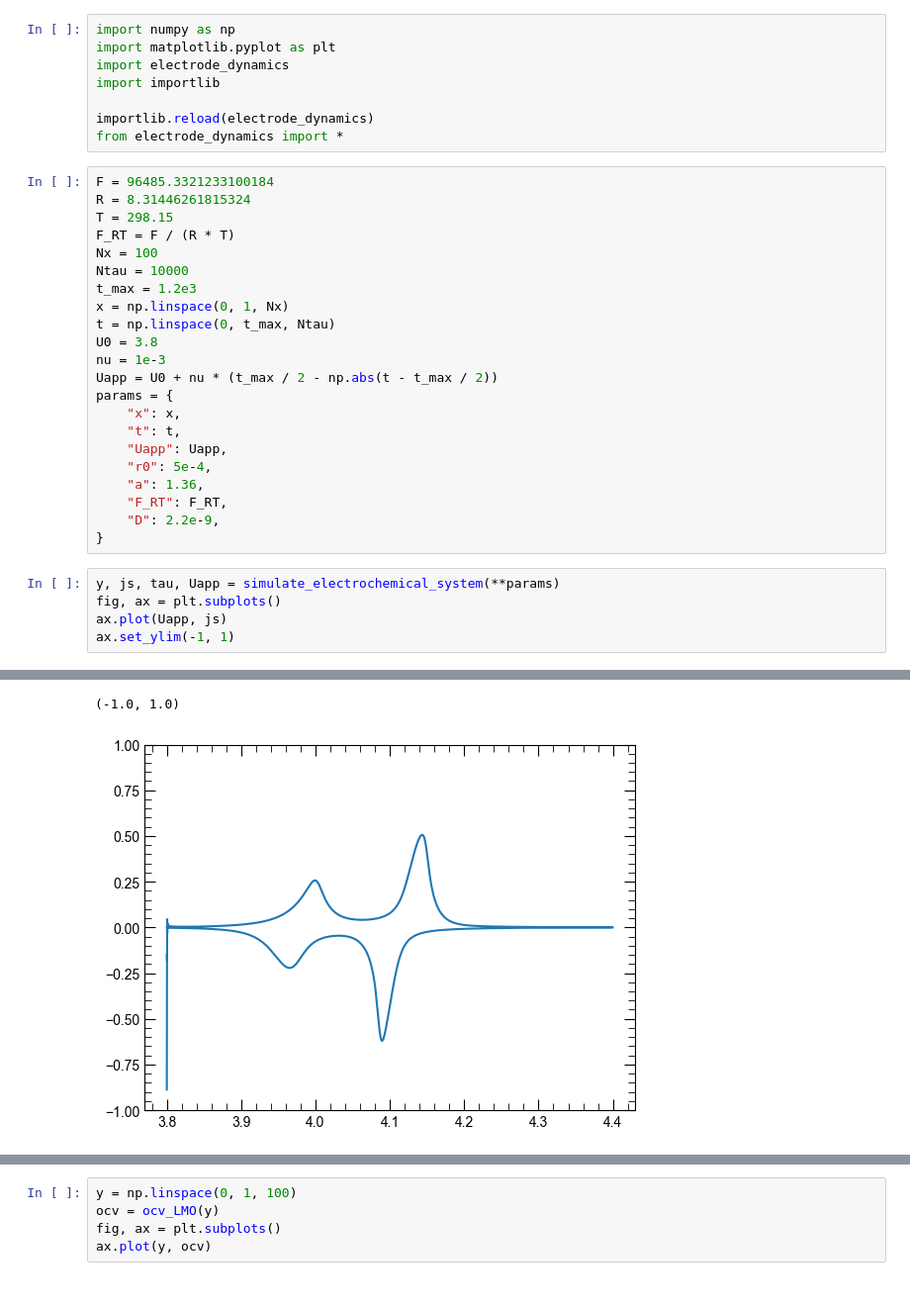
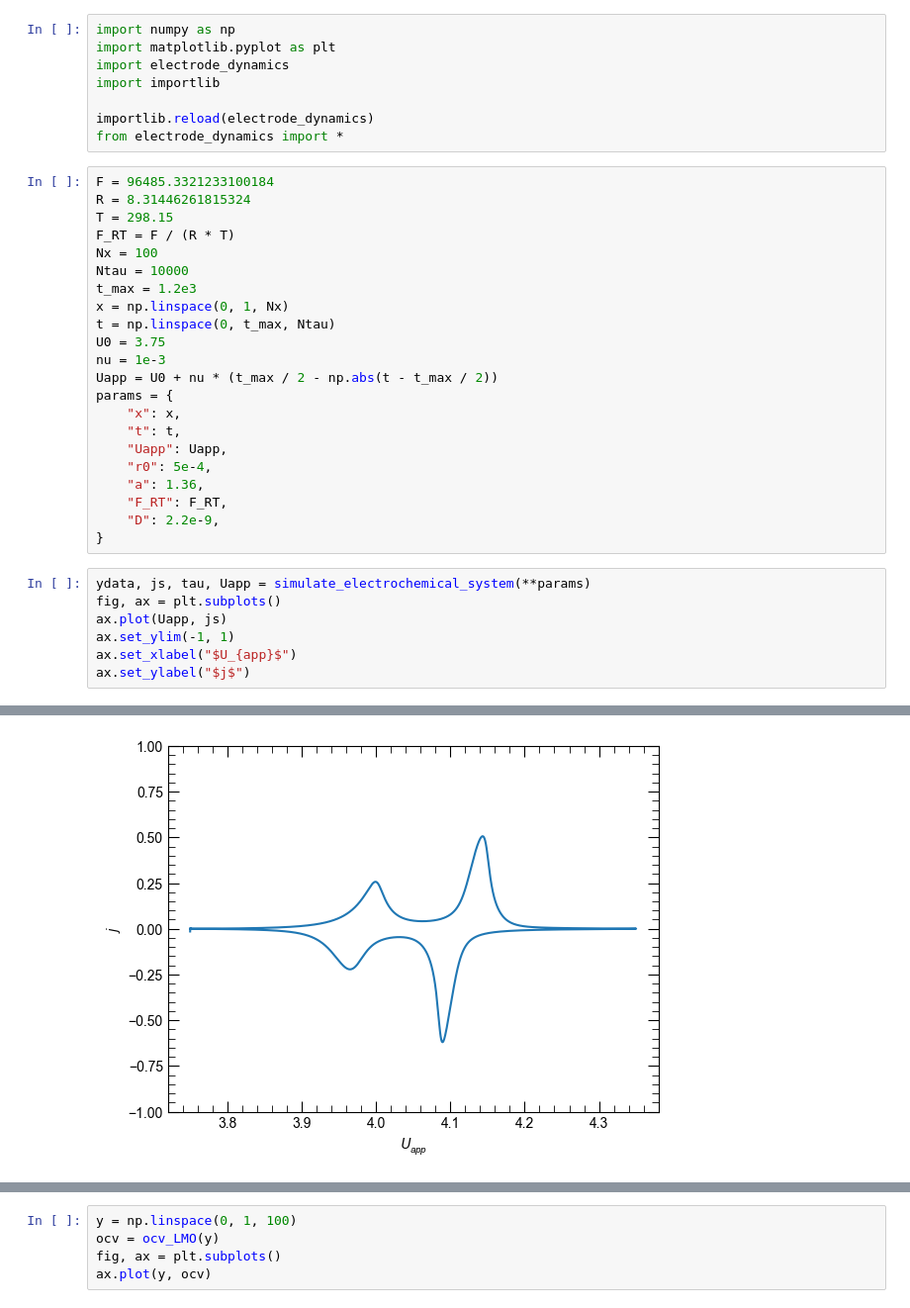
Before and after one commit to yamashun95/battery_simulation, a Jupyter notebook: notebooks/spm_lmo.ipynb, the cells around one changed output, grey strips where cells are left out. Shown: that part at 99% size. Cells and saved outputs as stored; diff of their text form.

```diff
--- a/notebooks/spm_lmo.ipynb
+++ b/notebooks/spm_lmo.ipynb
@@ -20,7 +20,7 @@ Ntau = 10000
 t_max = 1.2e3
 x = np.linspace(0, 1, Nx)
 t = np.linspace(0, t_max, Ntau)
-U0 = 3.8
+U0 = 3.75
 nu = 1e-3
 Uapp = U0 + nu * (t_max / 2 - np.abs(t - t_max / 2))
 params = {
@@ -33,8 +33,10 @@ params = {
     "D": 2.2e-9,
 }
 # %%
-y, js, tau, Uapp = simulate_electrochemical_system(**params)
+ydata, js, tau, Uapp = simulate_electrochemical_system(**params)
 fig, ax = plt.subplots()
 ax.plot(Uapp, js)
 ax.set_ylim(-1, 1)
+ax.set_xlabel("$U_{app}$")
+ax.set_ylabel("$j$")
 # %% [output]
@@ -58,2 +44 @@ ax.set_ylim(-1, 1)
-(-1.0, 1.0)
-[figure, old version]
+[figure, new version]
```
Also changed, not shown: parts of 2 cells of this notebook, 1 other file.
